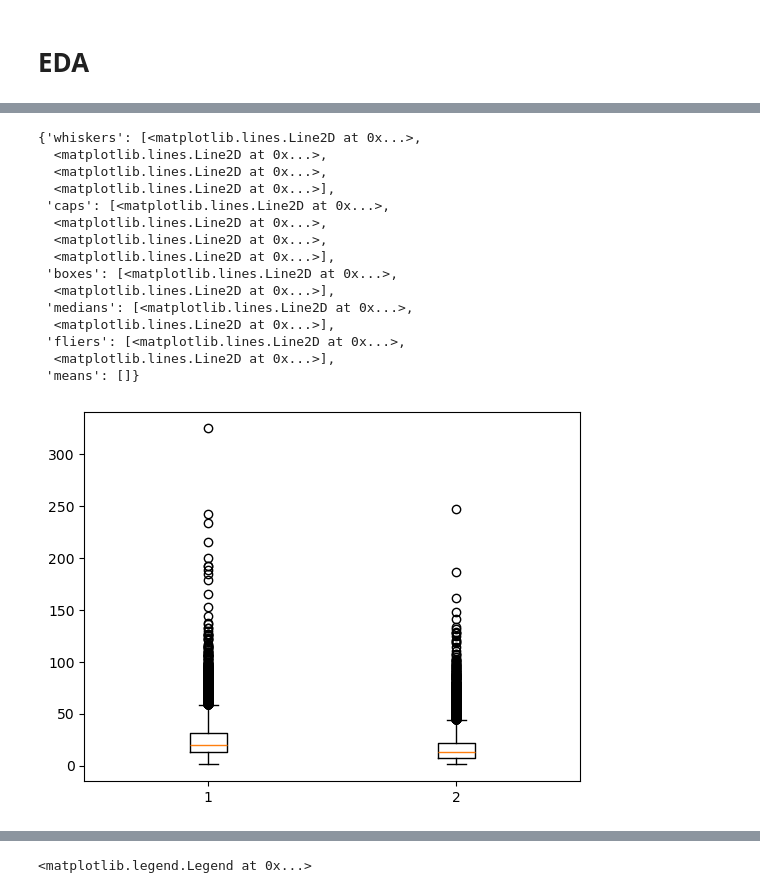
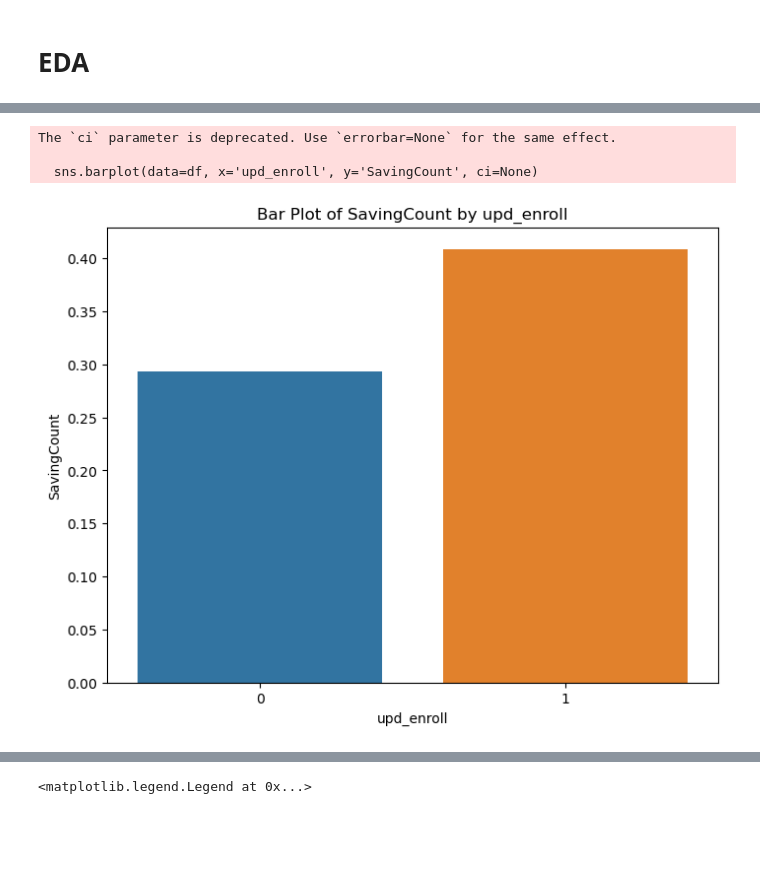
Before and after one commit to Manan100196/App_Enrollment_Prediction, a Jupyter notebook: Enrollment_Prediction.ipynb, the cells around one changed output, grey strips where cells are left out. Drawn from its saved outputs; the diff is of its cells as text; code cells hidden in the pictures; blank space fills up the shorter version.

```diff
--- a/Enrollment_Prediction.ipynb
+++ b/Enrollment_Prediction.ipynb
@@ -263,19 +284,10 @@ plt.boxplot([df.loc[df.upd_enroll == 1,'non_top_screen_count'], df.loc[df.upd_en
-# %%
-plt.boxplot([df.loc[df.upd_enroll == 1,'numscreens'], df.loc[df.upd_enroll == 0,'numscreens']])
-# %% [output]
-{'whiskers': [<matplotlib.lines.Line2D at 0x...>,
-  <matplotlib.lines.Line2D at 0x...>,
-  <matplotlib.lines.Line2D at 0x...>,
-  <matplotlib.lines.Line2D at 0x...>],
- 'caps': [<matplotlib.lines.Line2D at 0x...>,
-  <matplotlib.lines.Line2D at 0x...>,
-  <matplotlib.lines.Line2D at 0x...>,
-  <matplotlib.lines.Line2D at 0x...>],
- 'boxes': [<matplotlib.lines.Line2D at 0x...>,
-  <matplotlib.lines.Line2D at 0x...>],
- 'medians': [<matplotlib.lines.Line2D at 0x...>,
-  <matplotlib.lines.Line2D at 0x...>],
- 'fliers': [<matplotlib.lines.Line2D at 0x...>,
-  <matplotlib.lines.Line2D at 0x...>],
- 'means': []}
-[figure, removed]
+# %%
+plt.figure(figsize=(8, 6))
+sns.barplot(data=df, x='upd_enroll', y='SavingCount', ci=None)
+plt.title('Bar Plot of SavingCount by upd_enroll')
+plt.show()
+# %% [output]
+The `ci` parameter is deprecated. Use `errorbar=None` for the same effect.
+
+  sns.barplot(data=df, x='upd_enroll', y='SavingCount', ci=None)
+[figure, added]
```
Also changed, not shown: parts of 35 cells of this notebook, 1 other file.
